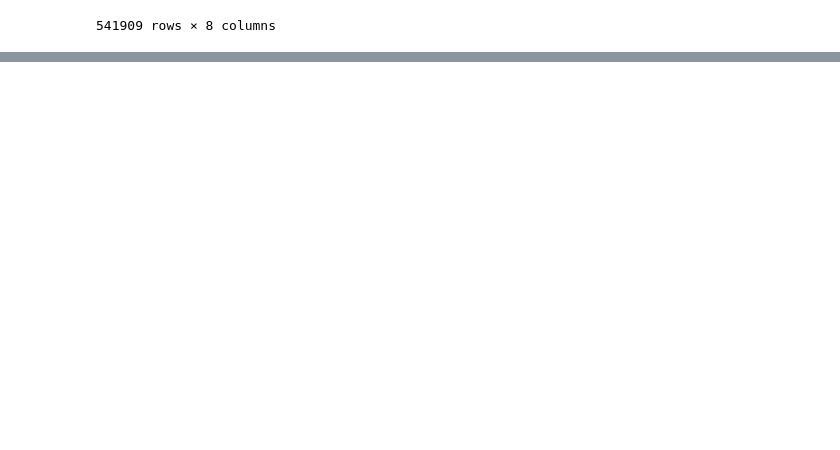
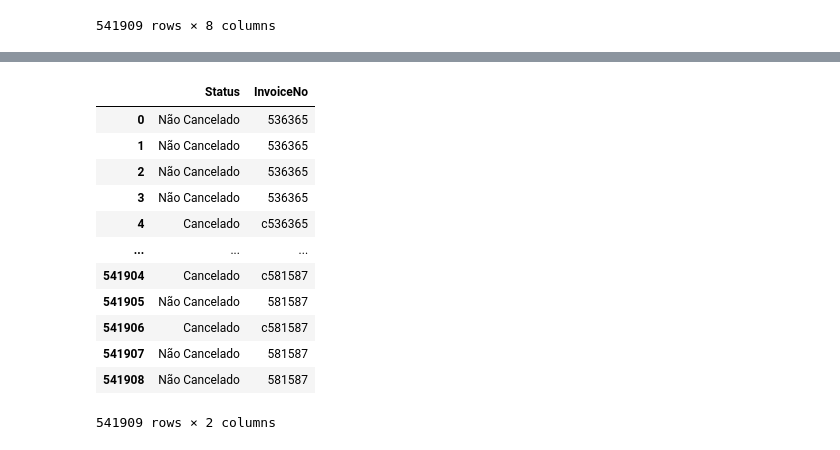
Before and after one commit to lauramsromano/categorization_vendas, a Jupyter notebook: Aplicação_Regressão_Logistica,_KNN_e_SVM.ipynb, the cells around one changed output, grey strips where cells are left out. Saved outputs shown, nothing was run; the diff lists cells and outputs as text; code cells hidden in the pictures; blank space fills up the shorter version.

```diff
--- a/Aplicação_Regressão_Logistica,_KNN_e_SVM.ipynb
+++ b/Aplicação_Regressão_Logistica,_KNN_e_SVM.ipynb
@@ -51,0 +149,9 @@ amostra.columns.to_list()
+# %%
+# Convertendo a coluna 'CustomerID' em string:
+amostra['CustomerID'] = amostra['CustomerID'].astype(str)
+# %%
+# Adicionar aleatoriamente a letra 'c' na coluna 'InvoiceNo' para termos informações de cancelamentos:
+indices_cancelados = random.sample(range(len(amostra)), int(len(amostra) * 0.2)) # 20% das transações serão canceladas
+amostra.loc[indices_cancelados, 'InvoiceNo'] = 'c' + amostra.loc[indices_cancelados, 'InvoiceNo'].astype(str)
+
+amostra[amostra['InvoiceNo'].apply(lambda x: str(x).startswith('c'))]
@@ -51,0 +172,18 @@ amostra.columns.to_list()
+# %%
+# Criando coluna 'Status' para pontuar os cancelamentos:
+amostra['Status'] = amostra['InvoiceNo'].apply(lambda x: 'Cancelado' if str(x).startswith('c') else 'Não Cancelado')
+amostra[['Status', 'InvoiceNo']]
+# %% [output]
+|  | Status | InvoiceNo |
+| 0 | Não Cancelado | 536365 |
+| 1 | Não Cancelado | 536365 |
+| 2 | Não Cancelado | 536365 |
+| 3 | Não Cancelado | 536365 |
+| 4 | Cancelado | c536365 |
+| ... | ... | ... |
+| 541904 | Cancelado | c581587 |
+| 541905 | Não Cancelado | 581587 |
+| 541906 | Cancelado | c581587 |
+| 541907 | Não Cancelado | 581587 |
+| 541908 | Não Cancelado | 581587 |
+541909 rows × 2 columns
```
Also changed, not shown: parts of 24 cells of this notebook.
